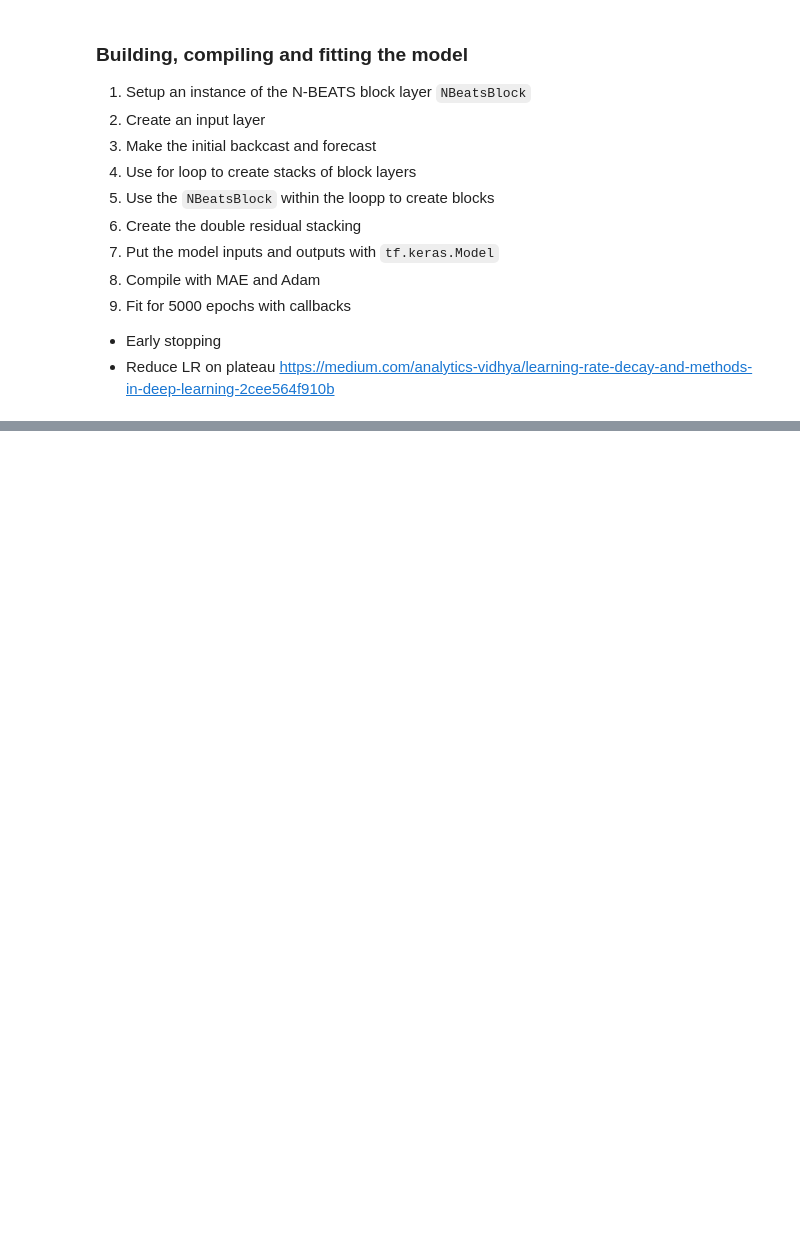
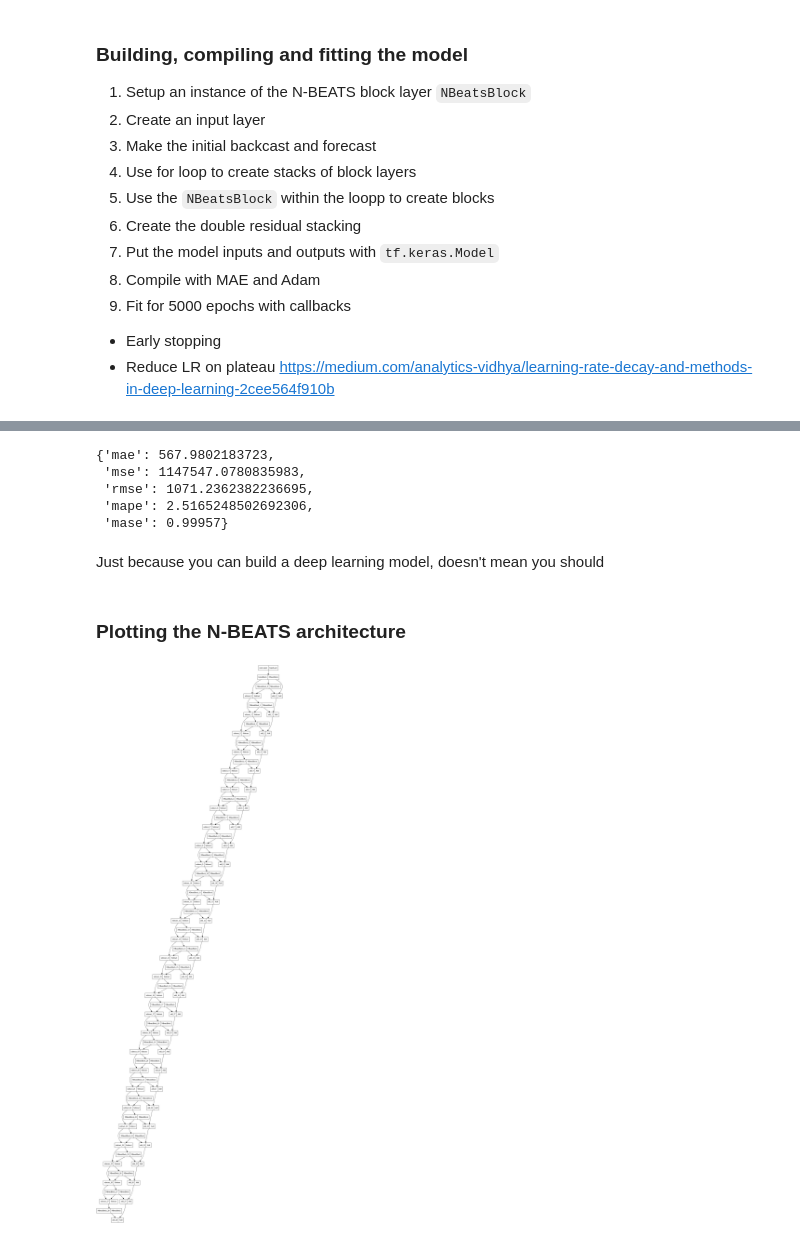
Before and after one commit to kacper-dobrow/tensorflow-course, a Jupyter notebook: 10_time_series_forecasting_with_tensorflow.ipynb, the cells around one changed output, grey strips where cells are left out. Cells and saved outputs as stored; diff of their text form; code cells hidden in the pictures; blank space fills up the shorter version.

```diff
--- a/10_time_series_forecasting_with_tensorflow.ipynb
+++ b/10_time_series_forecasting_with_tensorflow.ipynb
@@ -1194,6 +1196,5 @@ Added: [10 12 14 16 18 20 22 24 26 28]
 # %%
-import time
-%% time
+%%time
 
 tf.random.set_seed(42)
 
@@ -1227,7 +1228,7 @@ for i, _ in enumerate(range(N_STACKS-1)): # first stack is already created
 
 # Create the model
 model_7 = tf.keras.Model(inputs=stack_input,
-                         outputs=forecast
+                         outputs=forecast,
                          name="model_7_NBEATS")
 
 # Compile
@@ -1247,0 +1278,17 @@ model_7.fit(train_dataset,
+# %%
+naive_results
+# %% [output]
+{'mae': 567.9802183723,
+ 'mse': 1147547.0780835983,
+ 'rmse': 1071.2362382236695,
+ 'mape': 2.5165248502692306,
+ 'mase': 0.99957}
+# %% [markdown]
+Just because you can build a deep learning model, doesn't mean you should
+# %% [markdown]
+### Plotting the N-BEATS architecture
+# %%
+from tensorflow.keras.utils import plot_model
+plot_model(model_7)
+# %% [output]
+[figure, added]
```
Also changed, not shown: parts of 33 cells of this notebook.
